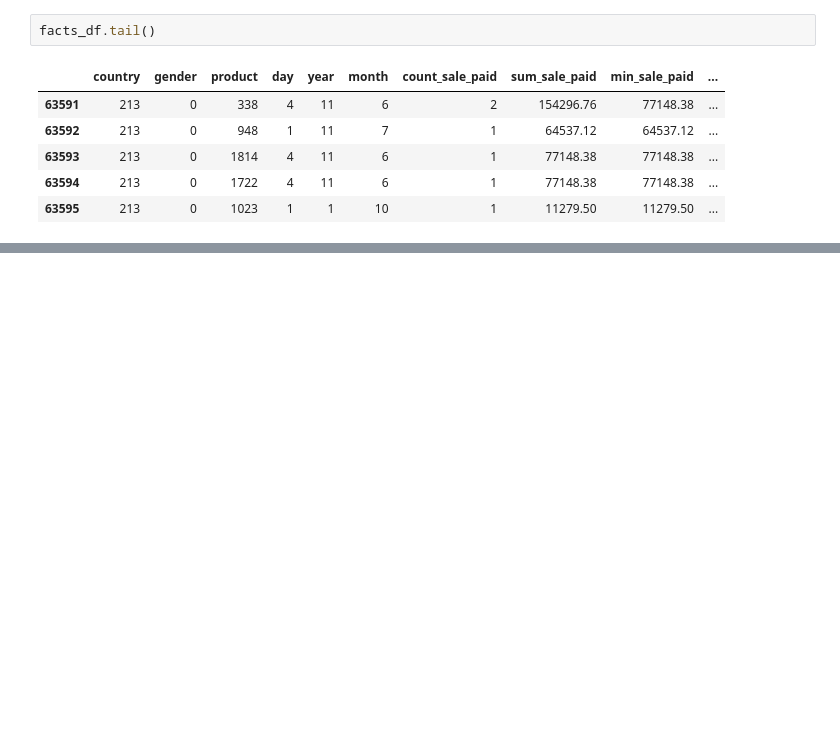
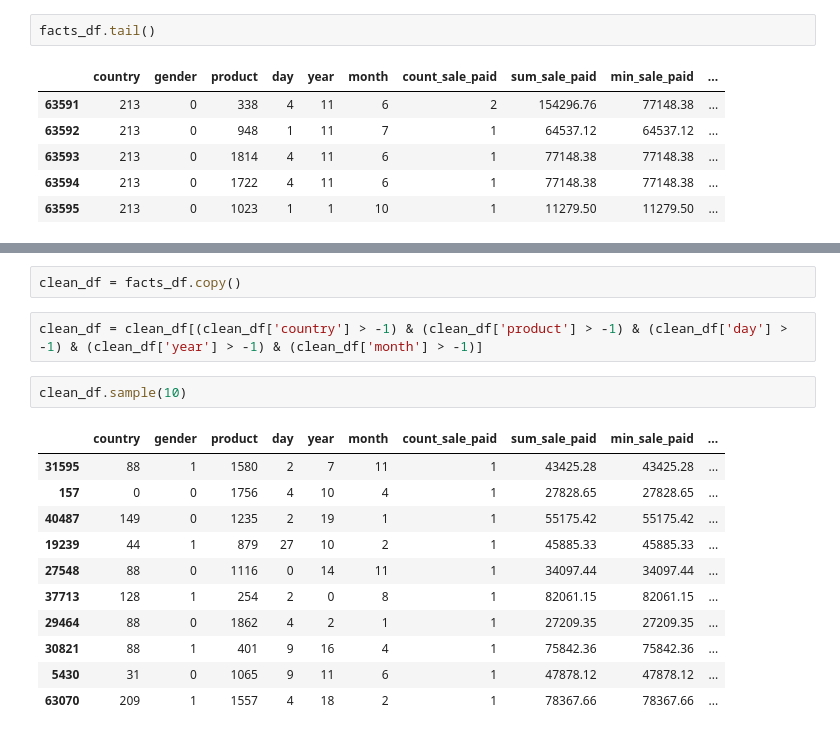
Before and after one commit to eric-castillo05/DataWarehouse, a Jupyter notebook: ETL_python/main.ipynb, the cells around one changed output, grey strips where cells are left out. Saved outputs shown, nothing was run; the diff lists cells and outputs as text; blank space fills up the shorter version.

```diff
--- a/ETL_python/main.ipynb
+++ b/ETL_python/main.ipynb
@@ -532,0 +561,18 @@ facts_df.sample(10)
+# %%
+clean_df = facts_df.copy()
+# %%
+clean_df = clean_df[(clean_df['country'] > -1) & (clean_df['product'] > -1) & (clean_df['day'] > -1) & (clean_df['year'] > -1) & (clean_df['month'] > -1)]
+# %%
+clean_df.sample(10)
+# %% [output]
+|  | country | gender | product | day | year | month | count_sale_paid | sum_sale_paid | min_sale_paid | ... |
+| 31595 | 88 | 1 | 1580 | 2 | 7 | 11 | 1 | 43425.28 | 43425.28 | ... |
+| 157 | 0 | 0 | 1756 | 4 | 10 | 4 | 1 | 27828.65 | 27828.65 | ... |
+| 40487 | 149 | 0 | 1235 | 2 | 19 | 1 | 1 | 55175.42 | 55175.42 | ... |
+| 19239 | 44 | 1 | 879 | 27 | 10 | 2 | 1 | 45885.33 | 45885.33 | ... |
+| 27548 | 88 | 0 | 1116 | 0 | 14 | 11 | 1 | 34097.44 | 34097.44 | ... |
+| 37713 | 128 | 1 | 254 | 2 | 0 | 8 | 1 | 82061.15 | 82061.15 | ... |
+| 29464 | 88 | 0 | 1862 | 4 | 2 | 1 | 1 | 27209.35 | 27209.35 | ... |
+| 30821 | 88 | 1 | 401 | 9 | 16 | 4 | 1 | 75842.36 | 75842.36 | ... |
+| 5430 | 31 | 0 | 1065 | 9 | 11 | 6 | 1 | 47878.12 | 47878.12 | ... |
+| 63070 | 209 | 1 | 1557 | 4 | 18 | 2 | 1 | 78367.66 | 78367.66 | ... |
```
Also changed, not shown: parts of 12 cells of this notebook.
